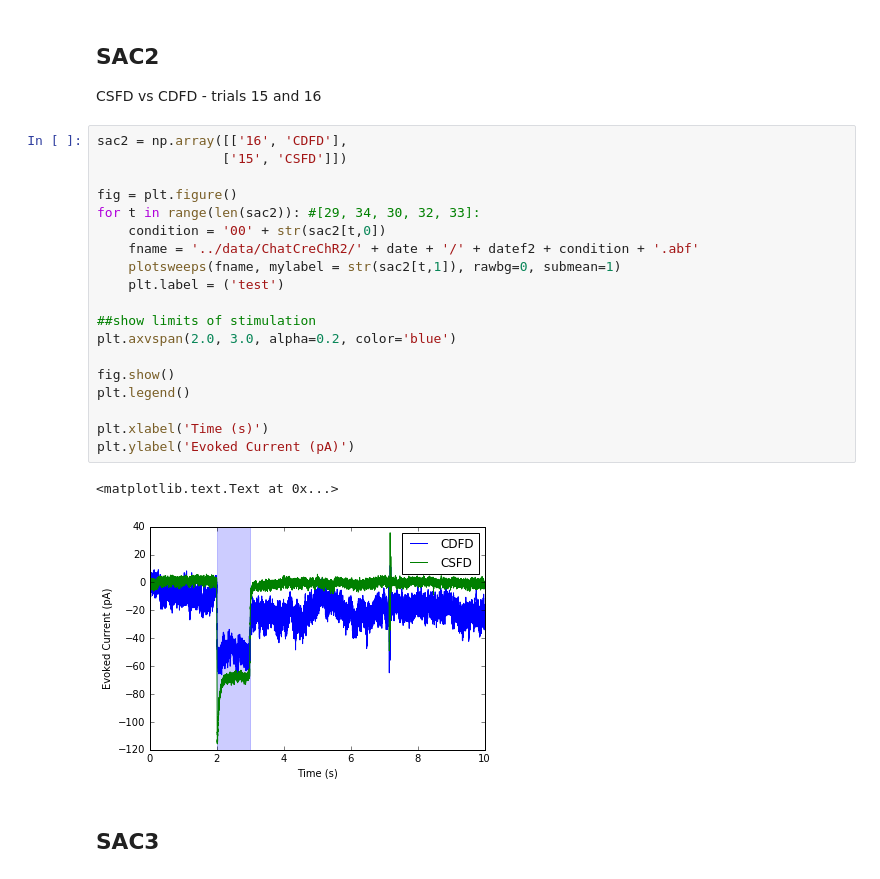
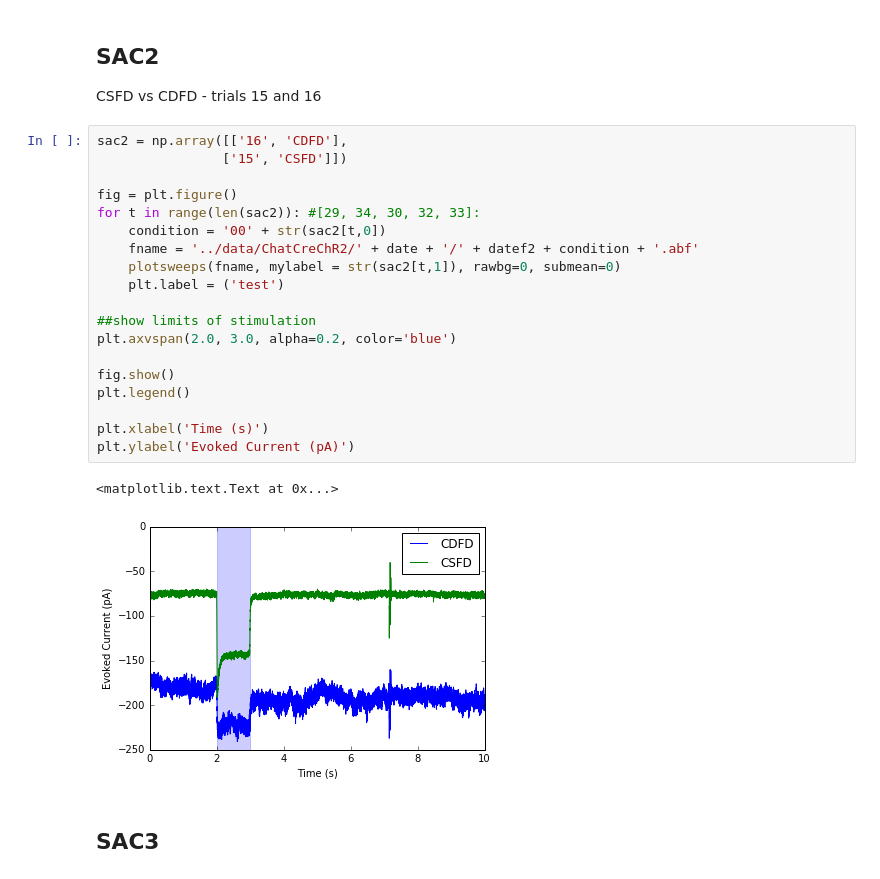
Before and after one commit to vdutell/ephysanalysis, a Jupyter notebook: vclamp.ipynb, the cells around one changed output. Drawn from its saved outputs; the diff is of its cells as text.

```diff
--- a/vclamp.ipynb
+++ b/vclamp.ipynb
@@ -162,25 +185,25 @@ CSFD vs CDFD - trials 15 and 16
 # %%
 sac2 = np.array([['16', 'CDFD'],
                 ['15', 'CSFD']])
 
 fig = plt.figure()
 for t in range(len(sac2)): #[29, 34, 30, 32, 33]:
     condition = '00' + str(sac2[t,0])
     fname = '../data/ChatCreChR2/' + date + '/' + datef2 + condition + '.abf'
-    plotsweeps(fname, mylabel = str(sac2[t,1]), rawbg=0, submean=1)
+    plotsweeps(fname, mylabel = str(sac2[t,1]), rawbg=0, submean=0)
     plt.label = ('test')
 
 ##show limits of stimulation
 plt.axvspan(2.0, 3.0, alpha=0.2, color='blue')
 
 fig.show()
 plt.legend()
 
 plt.xlabel('Time (s)')
 plt.ylabel('Evoked Current (pA)')
 # %% [output]
 <matplotlib.text.Text at 0x...>
-[figure, old version]
+[figure, new version]
 # %% [markdown]
 ## SAC3
 # %% [markdown]
```
Also changed, not shown: parts of 40 cells of this notebook, 6 other files.
